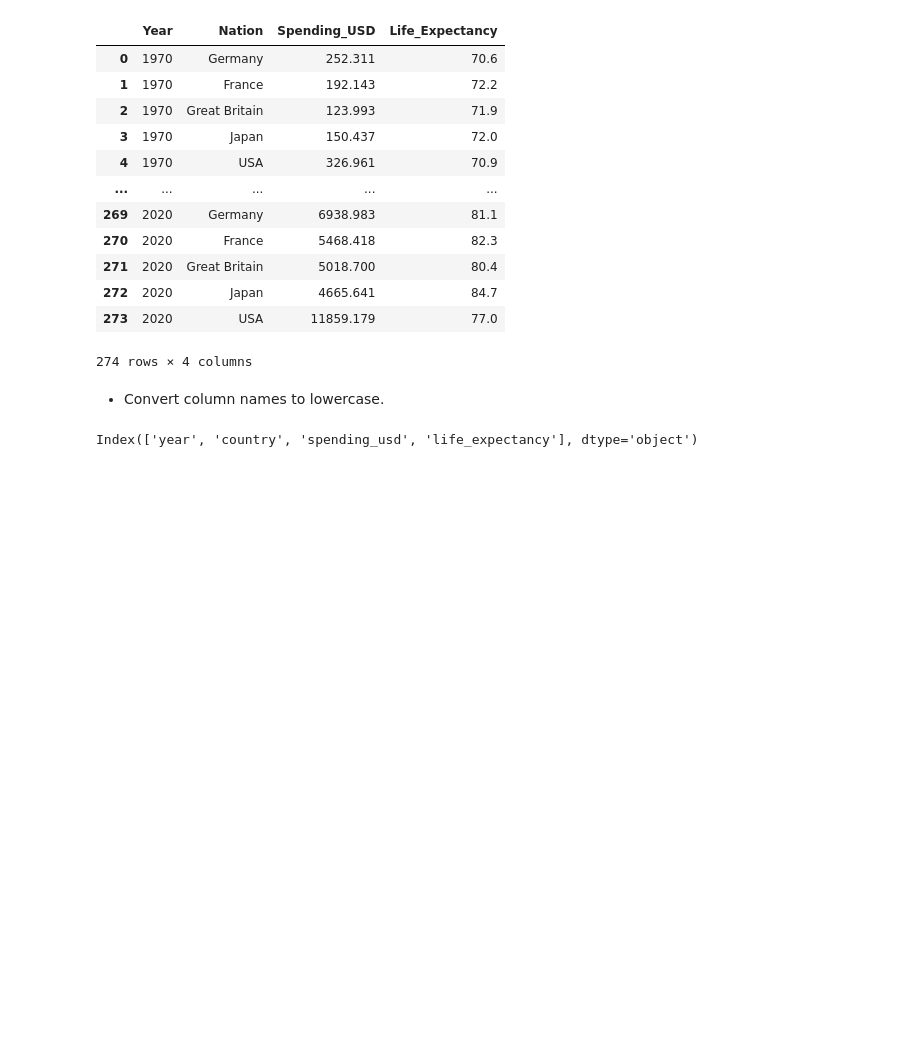
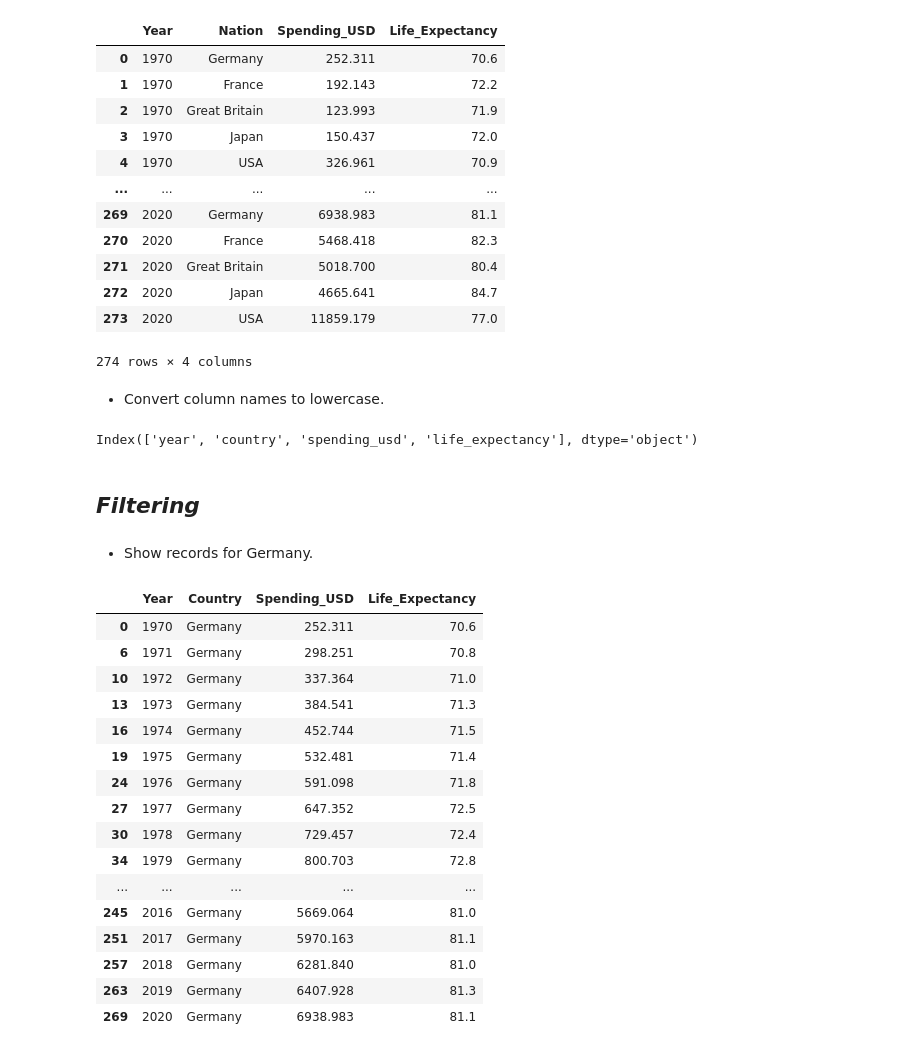
Before and after one commit to geershatisaxena/Healthtip-Data-Analysis, a Jupyter notebook: pandas.ipynb, the cells around one changed output. Cells and saved outputs as stored; diff of their text form; code cells hidden in the pictures; blank space fills up the shorter version.

```diff
--- a/pandas.ipynb
+++ b/pandas.ipynb
@@ -321,3 +321,27 @@ df.columns = df.columns.str.lower()
 df.columns
 # %% [output]
 Index(['year', 'country', 'spending_usd', 'life_expectancy'], dtype='object')
+# %% [markdown]
+## ***Filtering***
+# %% [markdown]
+- Show records for Germany.
+# %%
+df[df["Country"]=="Germany"]
+# %% [output]
+|  | Year | Country | Spending_USD | Life_Expectancy |
+| 0 | 1970 | Germany | 252.311 | 70.6 |
+| 6 | 1971 | Germany | 298.251 | 70.8 |
+| 10 | 1972 | Germany | 337.364 | 71.0 |
+| 13 | 1973 | Germany | 384.541 | 71.3 |
+| 16 | 1974 | Germany | 452.744 | 71.5 |
+| 19 | 1975 | Germany | 532.481 | 71.4 |
+| 24 | 1976 | Germany | 591.098 | 71.8 |
+| 27 | 1977 | Germany | 647.352 | 72.5 |
+| 30 | 1978 | Germany | 729.457 | 72.4 |
+| 34 | 1979 | Germany | 800.703 | 72.8 |
+| ... | ... | ... | ... | ... |
+| 245 | 2016 | Germany | 5669.064 | 81.0 |
+| 251 | 2017 | Germany | 5970.163 | 81.1 |
+| 257 | 2018 | Germany | 6281.840 | 81.0 |
+| 263 | 2019 | Germany | 6407.928 | 81.3 |
+| 269 | 2020 | Germany | 6938.983 | 81.1 |
```
